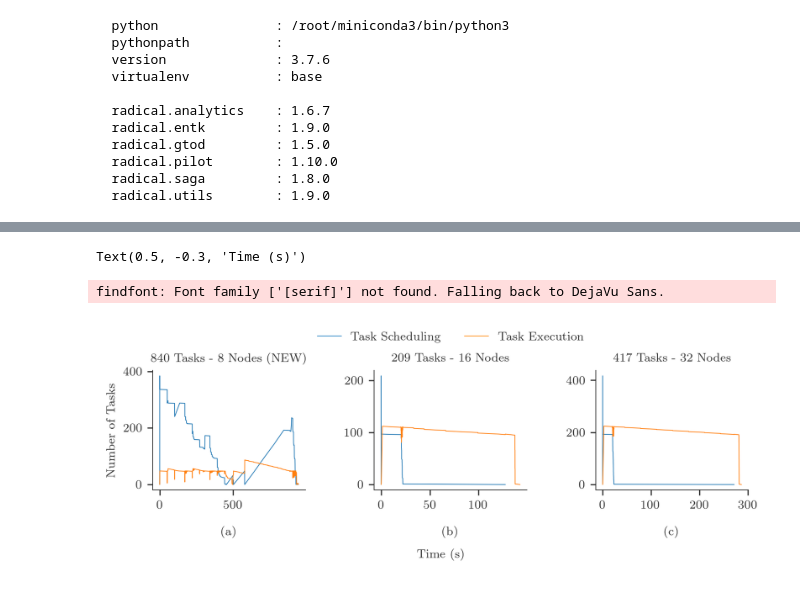
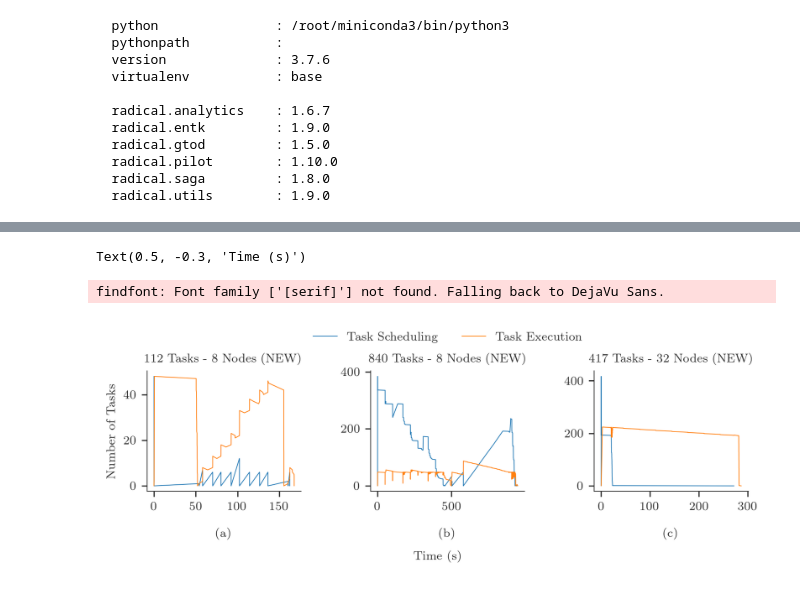
Before and after one commit to BNL-C3D/CANDLE, a Jupyter notebook: v2/profiling/analysis/concurrency.ipynb, the cells around one changed output, grey strips where cells are left out. Drawn from its saved outputs; the diff is of its cells as text; code cells hidden in the pictures.

```diff
--- a/v2/profiling/analysis/concurrency.ipynb
+++ b/v2/profiling/analysis/concurrency.ipynb
@@ -32,8 +32,8 @@ plt.style.use(ra.get_mplstyle('radical_mpl'))
   radical.saga         : 1.8.0
   radical.utils        : 1.9.0
 # %%
-sids = ['re.session.login3.litan.018959.0000',
-        're.session.login1.litan.018944.0007',
+sids = ['re.session.login1.litan.018960.0000',
+        're.session.login3.litan.018959.0000',
         're.session.login1.litan.018944.0008']
 sdir = '../sessions/'
 sessions = [sdir+s for s in sids]
@@ -107,35 +107,35 @@ for i, sid in enumerate(splot):
     time_series = {pair: ss[sid]['s'].concurrency(event=pairs[pair]) for pair in pairs}
     #fig, ax = plt.subplots(figsize=(ra.get_plotsize(212)))
 
-    if sid == 're.session.login3.litan.018959.0000':
+    if sid == 're.session.login1.litan.018960.0000' or 're.session.login3.litan.018959.0000':
         axarr[i].set_title('%s Tasks - %s Nodes (NEW)' % (ss[sid]['ntask'],
                         int(ss[sid]['nnodes'])))
     else:
         axarr[i].set_title('%s Tasks - %s Nodes' % (ss[sid]['ntask'],
                         int(ss[sid]['nnodes'])))
     axarr[i].set_xlabel('(%s)' % j, labelpad=10)
 
     for name in time_series:
         zero = min([e[0] for e in time_series[name]])
         x = [e[0]-zero for e in time_series[name]]
         y = [e[1] for e in time_series[name]]
         axarr[i].plot(x, y, label=ra.to_latex(name), color=next(colors))
 
     if i == 0:
         axarr[i].set_ylabel('Number of Tasks')
         #axarr[i].set_xlabel('Time (s)')
 
     # update session id and raw identifier letter
     j = chr(ord(j) + 1)
 
 # Add legend
 #fig.legend(legend, [m[0] for m in metrics],
 #           loc='upper center', bbox_to_anchor=(0.5, 1.25), ncol=2)
 axarr[1].legend(ncol=2, loc='upper center', bbox_to_anchor=(0.5,1.4))
 
 # Add axes labels
 fig.text(0.5, -0.3, 'Time (s)', ha='center')
 # %% [output]
 Text(0.5, -0.3, 'Time (s)')
 findfont: Font family ['[serif]'] not found. Falling back to DejaVu Sans.
-[figure, old version]
+[figure, new version]
```
Also changed, not shown: parts of 1 cell of this notebook, 2 other files.
